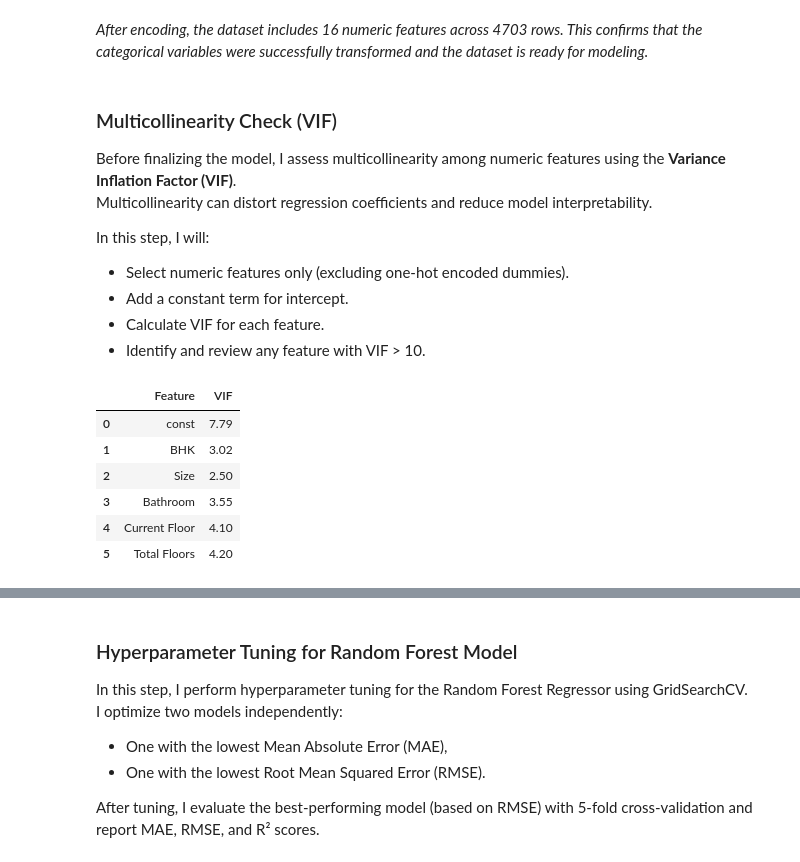
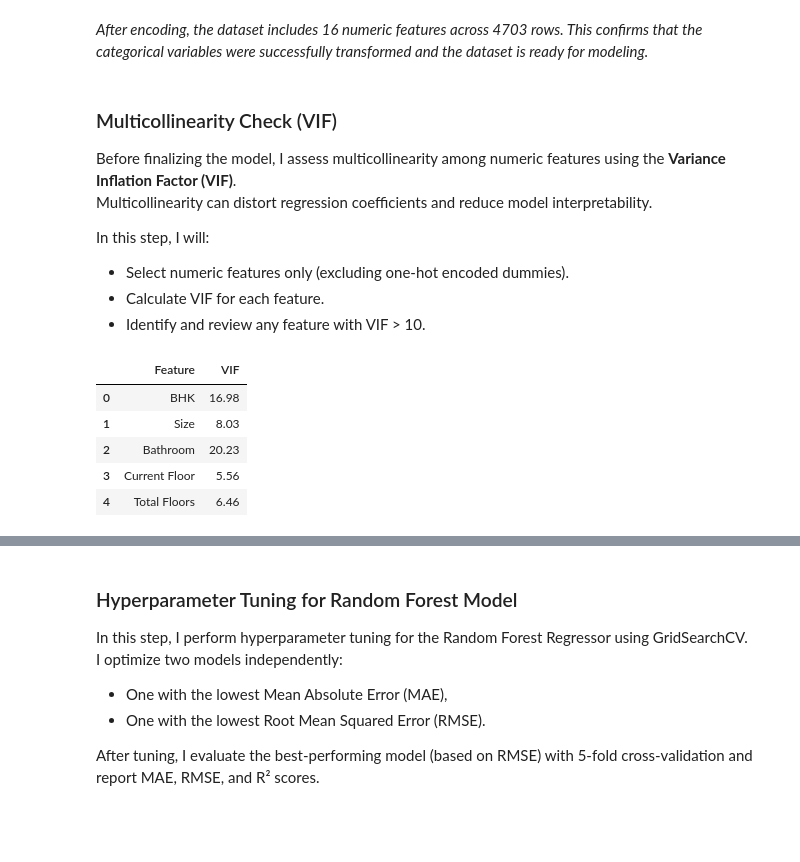
Before and after one commit to oleksii-shcherbak/GoIt-Math, a Jupyter notebook: ДЗ10_Щербак_Олексій_Ігорович.ipynb, the cells around one changed output, grey strips where cells are left out. Cells and saved outputs as stored; diff of their text form; code cells hidden in the pictures; blank space fills up the shorter version.

```diff
--- a/ДЗ10_Щербак_Олексій_Ігорович.ipynb
+++ b/ДЗ10_Щербак_Олексій_Ігорович.ipynb
@@ -573,29 +574,24 @@ Multicollinearity can distort regression coefficients and reduce model interpret
 
 In this step, I will:
 - Select numeric features only (excluding one-hot encoded dummies).
-- Add a constant term for intercept.
 - Calculate VIF for each feature.
 - Identify and review any feature with VIF > 10.
 # %%
 # Select only numeric features (after one-hot encoding categorical variables)
-X_numeric = X.select_dtypes(include=[np.number])
-
-# Add constant for intercept
-X_with_const = add_constant(X_numeric)
+X_numeric = X.select_dtypes(include=[np.number]).astype(np.float64)
 
 # Calculate VIF for each feature
 vif_data = pd.DataFrame()
-vif_data["Feature"] = X_with_const.columns
-vif_data["VIF"] = [variance_inflation_factor(X_with_const.values, i) for i in range(X_with_const.shape[1])]
+vif_data["Feature"] = X_numeric.columns
+vif_data["VIF"] = [variance_inflation_factor(X_numeric.values, i) for i in range(X_numeric.shape[1])]
 
 # Display VIF table
 from IPython.display import display
 display(vif_data)
 # %% [output]
 |  | Feature | VIF |
-| 0 | const | 7.79 |
-| 1 | BHK | 3.02 |
-| 2 | Size | 2.50 |
-| 3 | Bathroom | 3.55 |
-| 4 | Current Floor | 4.10 |
-| 5 | Total Floors | 4.20 |
+| 0 | BHK | 16.98 |
+| 1 | Size | 8.03 |
+| 2 | Bathroom | 20.23 |
+| 3 | Current Floor | 5.56 |
+| 4 | Total Floors | 6.46 |
```
Also changed, not shown: parts of 22 cells of this notebook.
